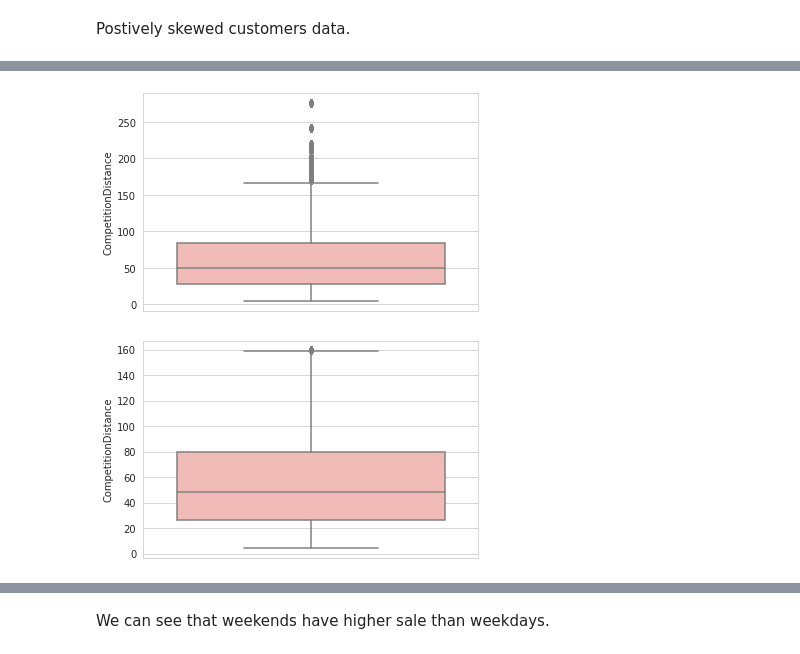
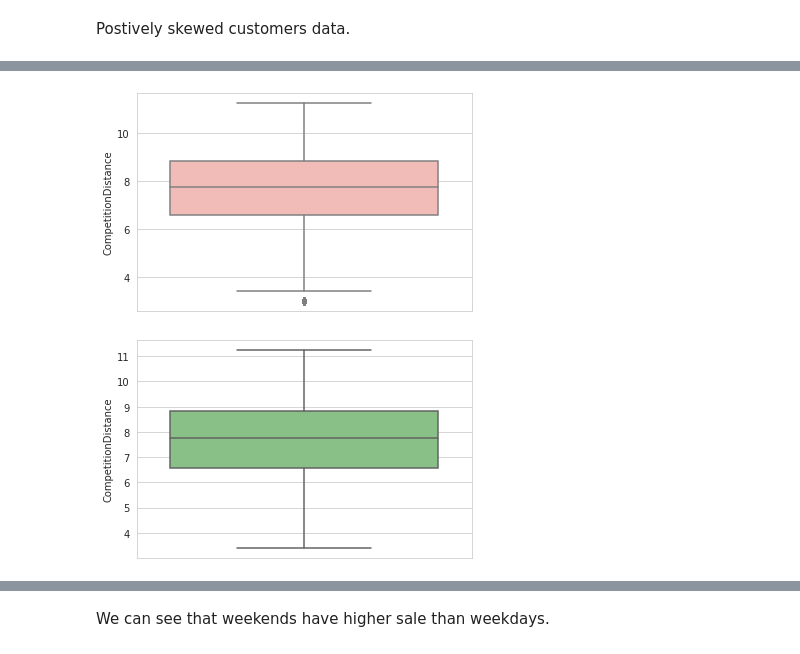
Before and after one commit to DrKamaleshR/Supervised-ML-regression, a Jupyter notebook: Rossmann_Sales_Prediction_Capstone_Project.ipynb, the cells around one changed output, grey strips where cells are left out. Cells and saved outputs as stored; diff of their text form; code cells hidden in the pictures.

```diff
--- a/Rossmann_Sales_Prediction_Capstone_Project.ipynb
+++ b/Rossmann_Sales_Prediction_Capstone_Project.ipynb
@@ -480,22 +480,22 @@ sns.distplot(ROSS2['CompetitionDistance'])
 # %%
 #Applying transformation to reduce skewness
-ROSS2['CompetitionDistance']=np.sqrt(ROSS2['CompetitionDistance'])
+ROSS2['CompetitionDistance']=np.log(ROSS2['CompetitionDistance'])
 #checking outliers
 sns.set_style('whitegrid')
 sns.boxplot(y=ROSS2['CompetitionDistance'], palette='Pastel1');
 plt.show()
 # %% [output]
-[figure, old version]
+[figure, new version]
 # %%
 percentile_25 = np.percentile(ROSS2['CompetitionDistance'],25)
 percentile_75 = np.percentile(ROSS2['CompetitionDistance'],75)
 iqr = (percentile_75 - percentile_25)
 upper_outlier_bound = percentile_75 + 1.5*iqr
 lower_outlier_bound = percentile_25 - 1.5*iqr
 ROSS2.drop(index=ROSS2[ROSS2['CompetitionDistance']>upper_outlier_bound].index,axis=0,inplace=True)
 ROSS2.drop(index=ROSS2[ROSS2['CompetitionDistance']<lower_outlier_bound].index,axis=0,inplace=True)
 sns.set_style('whitegrid')
-sns.boxplot(y=ROSS2['CompetitionDistance'], palette='Pastel1');
+sns.boxplot(y=ROSS2['CompetitionDistance'], palette='Accent');
 plt.show()
 # %% [output]
-[figure, old version]
+[figure, new version]
```
Also changed, not shown: parts of 19 cells of this notebook.
